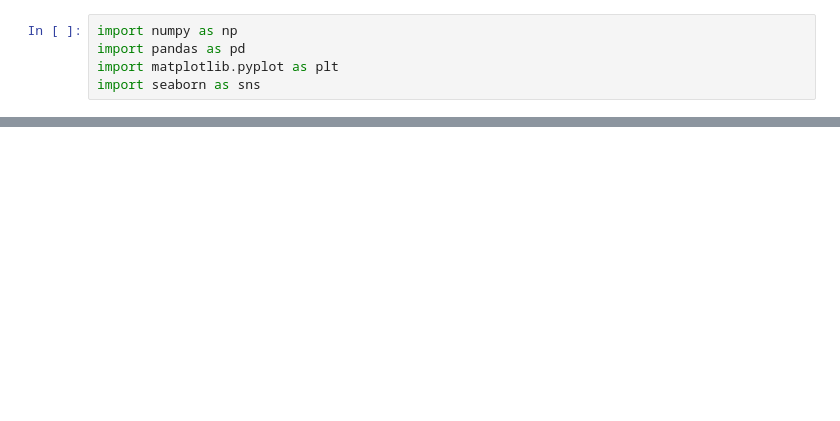
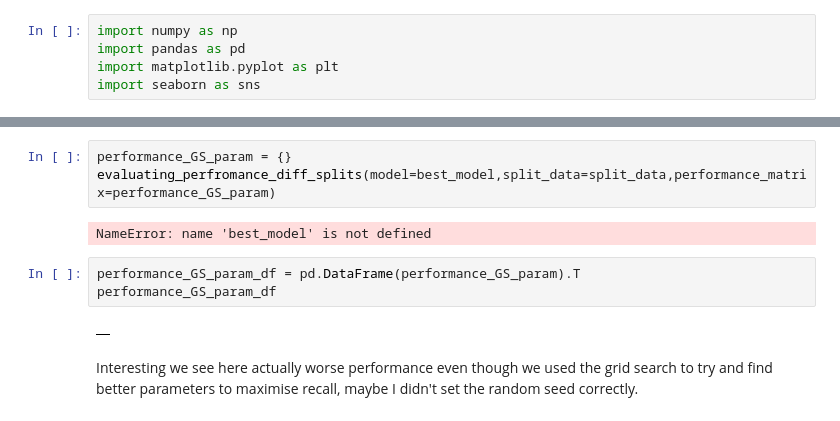
Before and after one commit to djjjones6/Group_Assessment_1, a Jupyter notebook: AlexSJ/NNClassifier.ipynb, the cells around one changed output, grey strips where cells are left out. Saved outputs shown, nothing was run; the diff lists cells and outputs as text; blank space fills up the shorter version.

```diff
--- a/AlexSJ/NNClassifier.ipynb
+++ b/AlexSJ/NNClassifier.ipynb
@@ -34,0 +172,12 @@ Accuracy: 0.86
+# %%
+performance_GS_param = {}
+evaluating_perfromance_diff_splits(model=best_model,split_data=split_data,performance_matrix=performance_GS_param)
+# %% [output]
+NameError: name 'best_model' is not defined
+# %%
+performance_GS_param_df = pd.DataFrame(performance_GS_param).T
+performance_GS_param_df
+# %% [output]
+|  |
+# %% [markdown]
+Interesting we see here actually worse performance even though we used the grid search to try and find better parameters to maximise recall, maybe I didn't set the random seed correctly.
```
Also changed, not shown: parts of 26 cells of this notebook, 2 other files.
